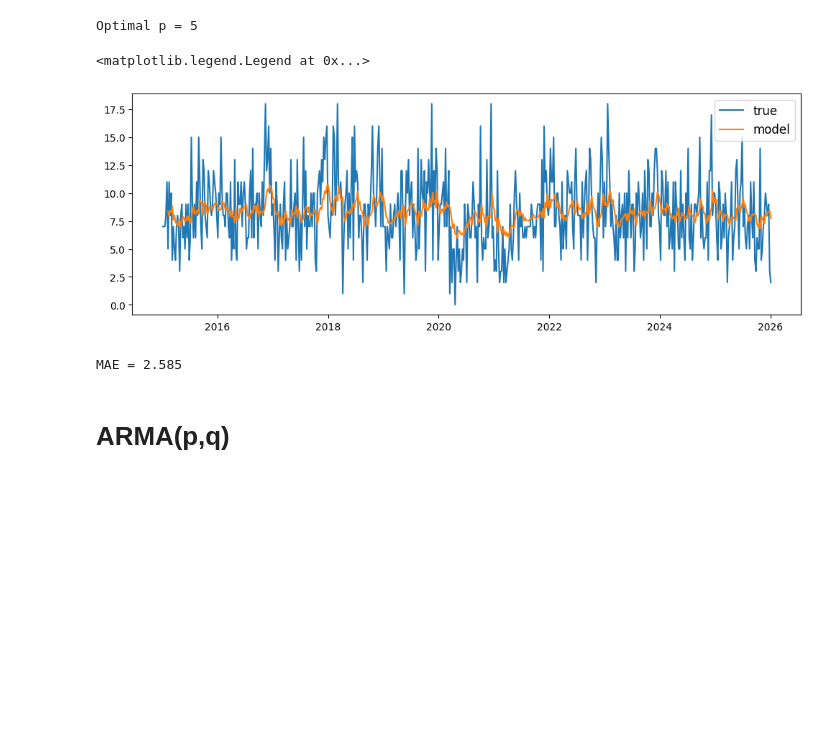
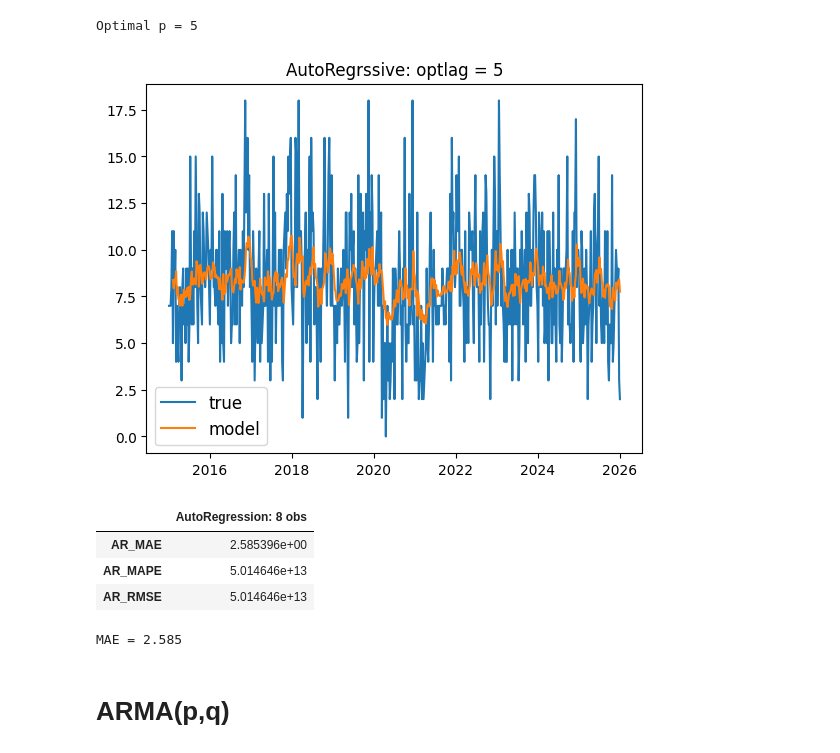
Before and after one commit to admason/C_Spark_Project_AM2, a Jupyter notebook: RTC_Sklearn_WEEK.ipynb, the cells around one changed output. Cells and saved outputs as stored; diff of their text form; code cells hidden in the pictures; blank space fills up the shorter version.

Commit message:
Add files via upload
updated 23/9/2026
includes function versions and final metric dataframes

```diff
--- a/RTC_Sklearn_WEEK.ipynb
+++ b/RTC_Sklearn_WEEK.ipynb
@@ -1064,19 +1108,33 @@ Optimal p = 5
 # %%
 ar = tsa.AutoReg(time_series, lags=optlag)
 ar_result = ar.fit()
 prediction = ar_result.predict(start=optlag)
-
-plt.figure(figsize=(12, 4))
+plt.title(f'AutoRegrssive: optlag = {optlag}')
+#plt.figure(figsize=(12, 4))
 plt.plot(time_series,  label="true")
 plt.plot(prediction,  label="model")
 plt.legend(fontsize=12)
+plt.show()
 # %% [output]
-<matplotlib.legend.Legend at 0x...>
-[figure, old version]
+[figure, new version]
 # %%
-print("MAE = {0:.3f}".format(mean_absolute_error(time_series[optlag:], prediction)))
+AR_MAE = mean_absolute_error(time_series[optlag:], prediction)
+AR_MAPE = mean_absolute_percentage_error(time_series[optlag:], prediction)
+AR_RMSE = mean_absolute_percentage_error(time_series[optlag:], prediction)
+#print("AR_MAE = {0:.3f}".format(AR_MAE))
+#print("AR_MAPE = {0:.3f}".format(AR_MAPE ))
+#print("AR_RMSE = {0:.3f}".format(AR_RMSE))
+AR_metrics_df = pd.DataFrame(data  =[ AR_MAE, AR_MAPE, AR_RMSE], index = ['AR_MAE', 'AR_MAPE', 'AR_RMSE'],columns = [f'AutoRegression: {n_obs} obs'])
+AR_metrics_df
 # %% [output]
-MAE = 2.585
+|  | AutoRegression: 8 obs |
+| AR_MAE | 2.585396e+00 |
+| AR_MAPE | 5.014646e+13 |
+| AR_RMSE | 5.014646e+13 |
+# %%
+print("MAE = {0:.3f}".format(mean_absolute_error(time_series[optlag:], prediction)))
+# %% [output]
+MAE = 2.585
 # %% [markdown]
 # ARMA(p,q)
 # %%
```
Also changed, not shown: parts of 50 cells of this notebook.
